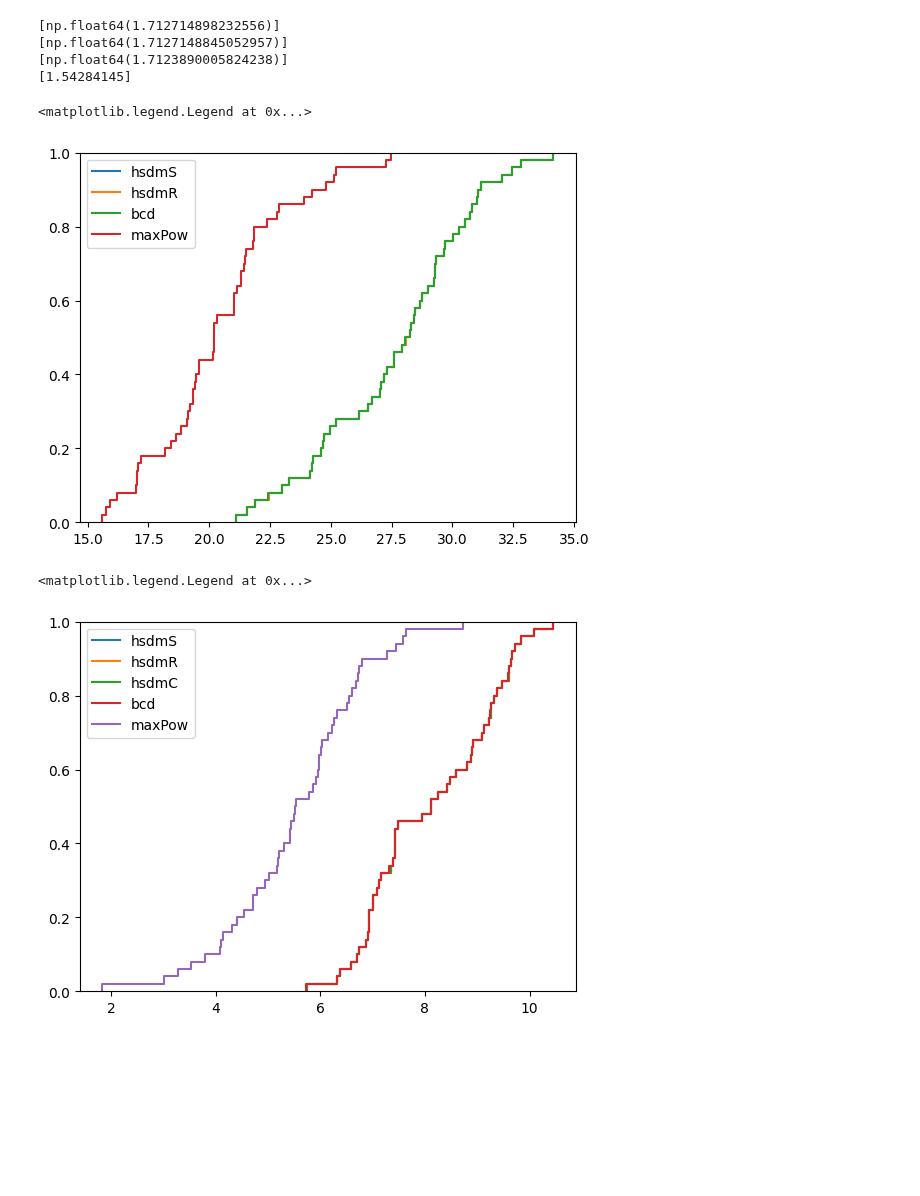
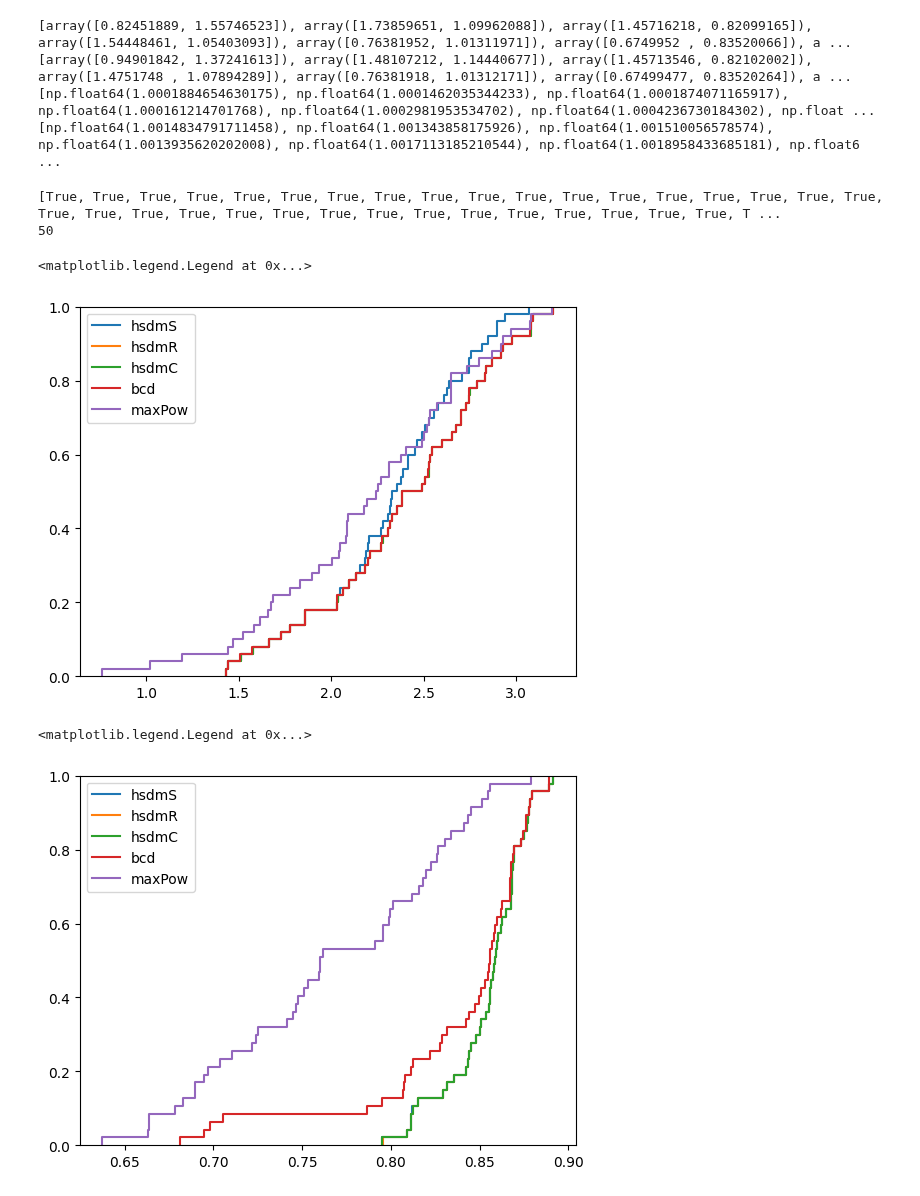
Before and after one commit to isabel-vs/masterthesis, a Jupyter notebook: cdf_test.ipynb, the cells around one changed output. Saved outputs shown, nothing was run; the diff lists cells and outputs as text; code cells hidden in the pictures; blank space fills up the shorter version.

```diff
--- a/cdf_test.ipynb
+++ b/cdf_test.ipynb
@@ -25,37 +25,59 @@ sim_params = {"setups": 1000,
                     }
 # %%
-filename = f"cdf_results_L16N5K64.pkl"
+L = area_params["L"]
+N = area_params["N"]
+K = area_params["K"]
+tests = sim_params["tests"]
+
+filename = f"cdf{tests}_results_L{L}N{N}K{K}.pkl"
 cdf_results = pickle.load(open(filename, "rb"))
 invZ = cdf_results['invZ']
 sumrate_hsdmS = cdf_results['sumrate_hsdmS']
 sumrate_hsdmR = cdf_results['sumrate_hsdmR']
-# sumrate_hsdmC = cdf_results['sumrate_hsdmC']
+sumrate_hsdmC = cdf_results['sumrate_hsdmC']
 sumrate_bcd = cdf_results['sumrate_bcd']
 sumrate_maxPow = cdf_results['sumrate_maxPow']
 
+rates_hsdmS = cdf_results['rates_hsdmS']
+rates_hsdmR = cdf_results['rates_hsdmR']
+
+gamma_S = cdf_results['gamma_S']
+gamma_R = cdf_results['gamma_R']
+
 sumrate_maxPow = np.array(sumrate_maxPow).flatten()
 # %%
-print(sumrate_hsdmS)
-print(sumrate_hsdmR)
-print(sumrate_bcd)
-print(sumrate_maxPow)
+# print(sumrate_hsdmS)
+# print(sumrate_hsdmR)
+# print(sumrate_bcd)
+# print(sumrate_maxPow)
+print(rates_hsdmR)
+print(rates_hsdmS)
+
+print(gamma_S)
+print(gamma_R)
 # %% [output]
-[np.float64(1.712714898232556)]
-[np.float64(1.7127148845052957)]
-[np.float64(1.7123890005824238)]
-[1.54284145]
+[array([0.82451889, 1.55746523]), array([1.73859651, 1.09962088]), array([1.45716218, 0.82099165]), array([1.54448461, 1.05403093]), array([0.76381952, 1.01311971]), array([0.6749952 , 0.83520066]), a ...
+[array([0.94901842, 1.37241613]), array([1.48107212, 1.14440677]), array([1.45713546, 0.82102002]), array([1.4751748 , 1.07894289]), array([0.76381918, 1.01312171]), array([0.67499477, 0.83520264]), a ...
+[np.float64(1.0001884654630175), np.float64(1.0001462035344233), np.float64(1.0001874071165917), np.float64(1.000161214701768), np.float64(1.0002981953534702), np.float64(1.0004236730184302), np.float ...
+[np.float64(1.0014834791711458), np.float64(1.001343858175926), np.float64(1.001510056578574), np.float64(1.0013935620202008), np.float64(1.0017113185210544), np.float64(1.0018958433685181), np.float6 ...
+# %%
+print(invZ)
+print(sum(invZ))
+# %% [output]
+[True, True, True, True, True, True, True, True, True, True, True, True, True, True, True, True, True, True, True, True, True, True, True, True, True, True, True, True, True, True, True, True, True, T ...
+50
 # %%
 fig, ax = plt.subplots()
 ax.ecdf(sumrate_hsdmS, label='hsdmS')
 ax.ecdf(sumrate_hsdmR, label='hsdmR')
-# ax.ecdf(sumrate_hsdmC, label='hsdmC')
+ax.ecdf(sumrate_hsdmC, label='hsdmC')
 ax.ecdf(sumrate_bcd, label='bcd')
 ax.ecdf(sumrate_maxPow, label='maxPow')
 
 ax.legend()
 # %% [output]
 <matplotlib.legend.Legend at 0x...>
-[figure, old version]
+[figure, new version]
 # %%
 invZ_hsdmS = [sumrate for sumrate, inv in zip(sumrate_hsdmS, invZ) if  not inv]
 invZ_hsdmR = [sumrate for sumrate, inv in zip(sumrate_hsdmR, invZ) if not inv]
@@ -73,4 +95,4 @@ ax.ecdf(invZ_maxPow, label='maxPow')
 ax.legend()
 # %% [output]
 <matplotlib.legend.Legend at 0x...>
-[figure, old version]
+[figure, new version]
```
Also changed, not shown: parts of 2 cells of this notebook, 40 other files.
